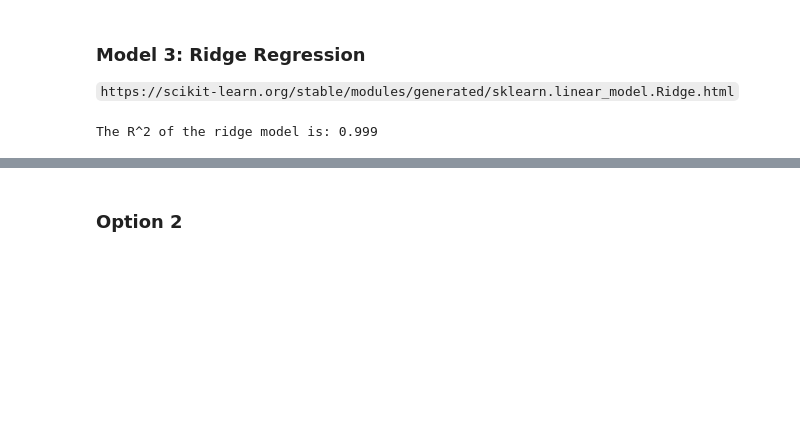
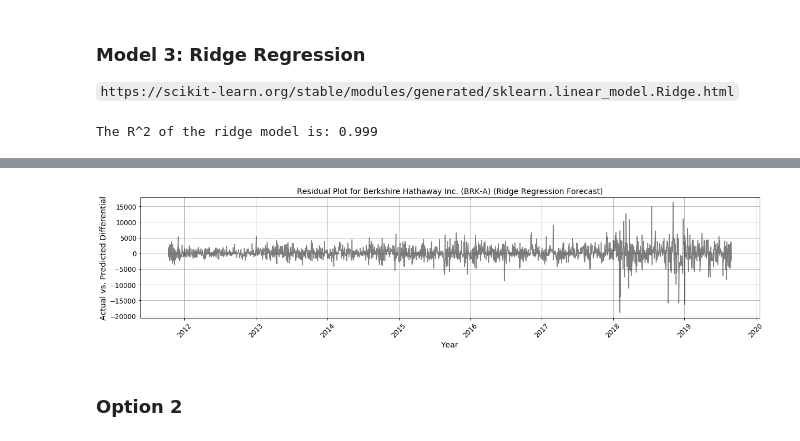
Before and after one commit to grantaguinaldo/ml_apps, a Jupyter notebook: finance/finance_forecast.ipynb, the cells around one changed output, grey strips where cells are left out. Drawn from its saved outputs; the diff is of its cells as text; code cells hidden in the pictures; blank space fills up the shorter version.

```diff
--- a/finance/finance_forecast.ipynb
+++ b/finance/finance_forecast.ipynb
@@ -292,3 +225,7 @@ plt.show()
+# %%
+residual(df=df, y_test=y_test, y_pred=y_pred_ridge, title_string='(Ridge Regression Forecast)')
+# %% [output]
+[figure, added]
 # %% [markdown]
 ### Option 2
 # %%
```
Also changed, not shown: parts of 29 cells of this notebook.
